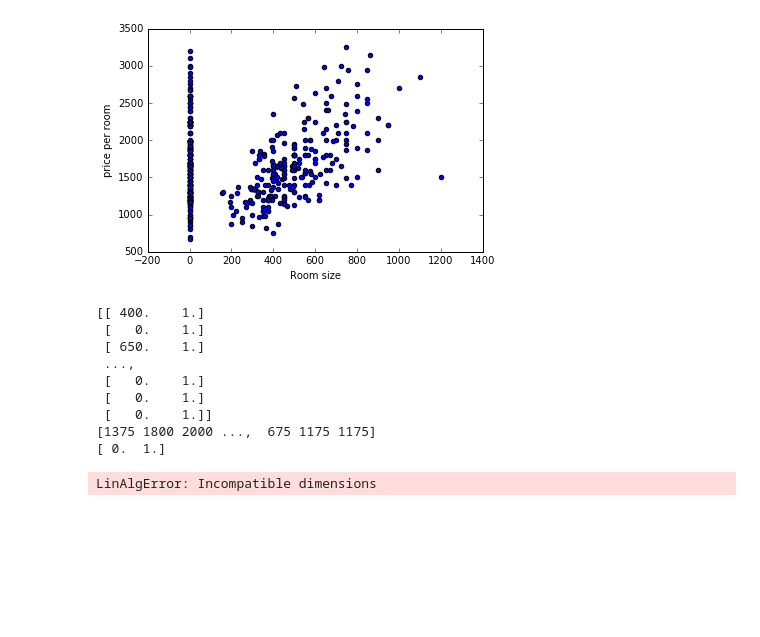
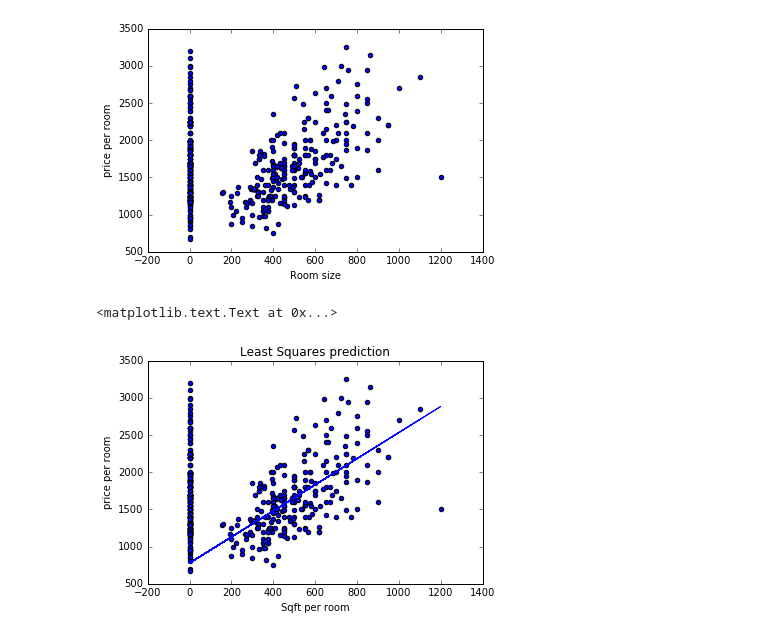
Before and after one commit to logicx24/DailyCalHousingAnalysis, a Jupyter notebook: Analysis/Visualize (no outlier).ipynb, the cells around one changed output. Drawn from its saved outputs; the diff is of its cells as text; code cells hidden in the pictures; blank space fills up the shorter version.

```diff
--- a/Analysis/Visualize (no outlier).ipynb
+++ b/Analysis/Visualize (no outlier).ipynb
@@ -64,27 +48,19 @@ plt.ylabel('price per room')
 # %%
 curr = df['sqft per room'].values[np.newaxis].T
 ones = np.array([1]*len(curr))[np.newaxis].T
 
 use = np.hstack((curr, ones))
 
 labels = df['price per room'].values.T
 use1 = np.array([used for used in use if used[0] > 0])
 labels = np.array([label for i, label in enumerate(labels) if use[i][0] > 0])
-coeffs = np.linalg.lstsq(use, labels)[0]
+coeffs = np.linalg.lstsq(use1, labels)[0]
 
 plt.scatter(df['sqft per room'], df['price per room'])
 plt.plot(df['sqft per room'], coeffs[0]*df['sqft per room'] + coeffs[1])
 plt.xlabel('Sqft per room')
 plt.ylabel('price per room')
 plt.title("Least Squares prediction")
 # %% [output]
-[[ 400.    1.]
- [   0.    1.]
- [ 650.    1.]
- ...,
- [   0.    1.]
- [   0.    1.]
- [   0.    1.]]
-[1375 1800 2000 ...,  675 1175 1175]
-[ 0.  1.]
+<matplotlib.text.Text at 0x...>
-LinAlgError: Incompatible dimensions
+[figure, added]
```
Also changed, not shown: parts of 2 cells of this notebook, 3 other files.
